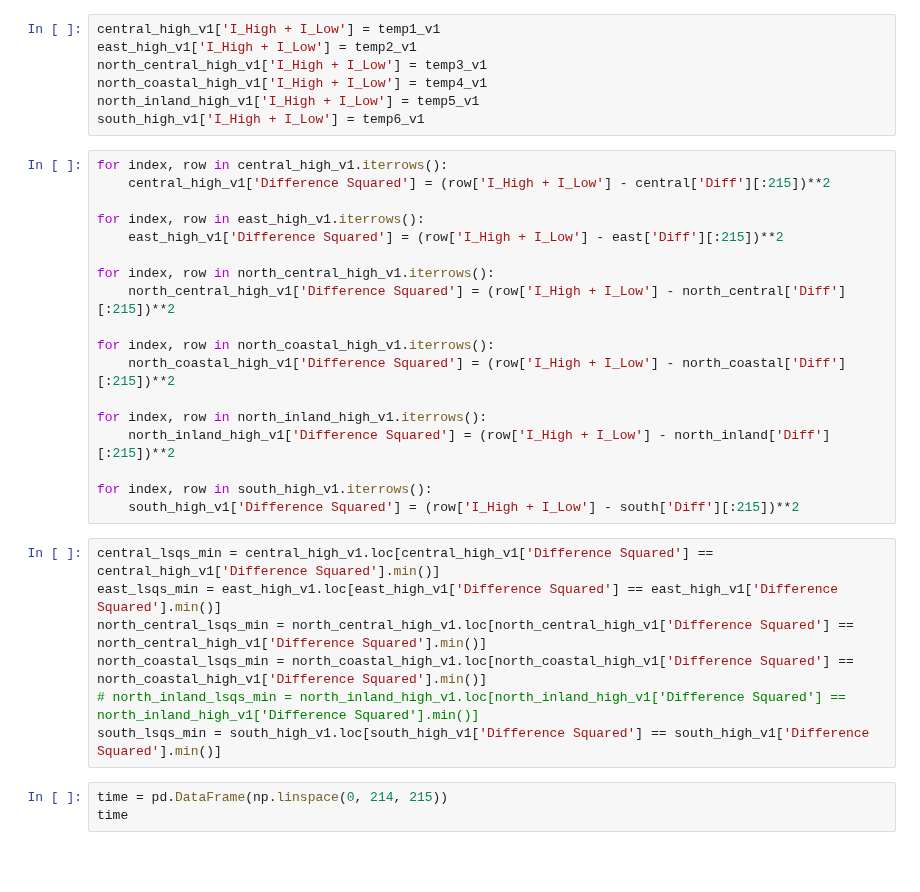
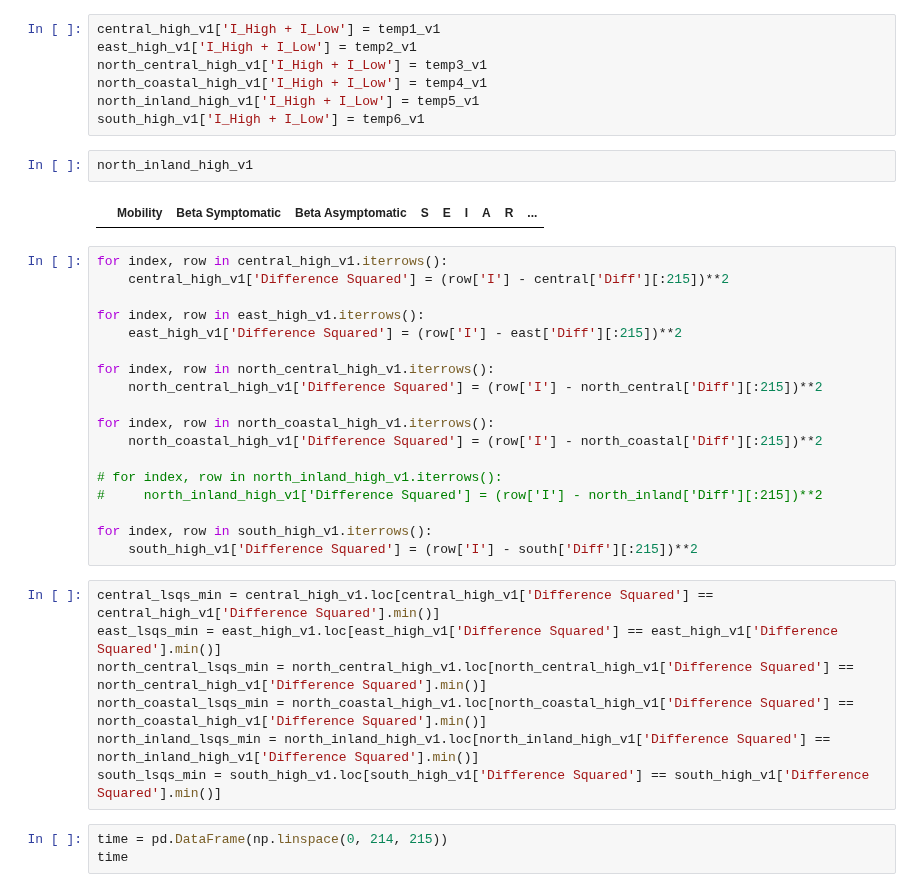
Before and after one commit to kazi0302/COVID-19-Modeling-and-Parameter-Fitting, a Jupyter notebook: Monte Carlo Simulation/MC_simulator.ipynb, the cells around one changed output. Drawn from its saved outputs; the diff is of its cells as text; blank space fills up the shorter version.

```diff
--- a/Monte Carlo Simulation/MC_simulator.ipynb
+++ b/Monte Carlo Simulation/MC_simulator.ipynb
@@ -796,30 +814,34 @@ north_central_high_v1['I_High + I_Low'] = temp3_v1
 north_coastal_high_v1['I_High + I_Low'] = temp4_v1
 north_inland_high_v1['I_High + I_Low'] = temp5_v1
 south_high_v1['I_High + I_Low'] = temp6_v1
+# %%
+north_inland_high_v1
+# %% [output]
+|  | Mobility | Beta Symptomatic | Beta Asymptomatic | S | E | I | A | R | ... |
 # %%
 for index, row in central_high_v1.iterrows():
-    central_high_v1['Difference Squared'] = (row['I_High + I_Low'] - central['Diff'][:215])**2
+    central_high_v1['Difference Squared'] = (row['I'] - central['Diff'][:215])**2
 
 for index, row in east_high_v1.iterrows():
-    east_high_v1['Difference Squared'] = (row['I_High + I_Low'] - east['Diff'][:215])**2
+    east_high_v1['Difference Squared'] = (row['I'] - east['Diff'][:215])**2
 
 for index, row in north_central_high_v1.iterrows():
-    north_central_high_v1['Difference Squared'] = (row['I_High + I_Low'] - north_central['Diff'][:215])**2
+    north_central_high_v1['Difference Squared'] = (row['I'] - north_central['Diff'][:215])**2
 
 for index, row in north_coastal_high_v1.iterrows():
-    north_coastal_high_v1['Difference Squared'] = (row['I_High + I_Low'] - north_coastal['Diff'][:215])**2
+    north_coastal_high_v1['Difference Squared'] = (row['I'] - north_coastal['Diff'][:215])**2
 
-for index, row in north_inland_high_v1.iterrows():
-    north_inland_high_v1['Difference Squared'] = (row['I_High + I_Low'] - north_inland['Diff'][:215])**2
+# for index, row in north_inland_high_v1.iterrows():
+#     north_inland_high_v1['Difference Squared'] = (row['I'] - north_inland['Diff'][:215])**2
 
 for index, row in south_high_v1.iterrows():
-    south_high_v1['Difference Squared'] = (row['I_High + I_Low'] - south['Diff'][:215])**2
+    south_high_v1['Difference Squared'] = (row['I'] - south['Diff'][:215])**2
 # %%
 central_lsqs_min = central_high_v1.loc[central_high_v1['Difference Squared'] == central_high_v1['Difference Squared'].min()]
 east_lsqs_min = east_high_v1.loc[east_high_v1['Difference Squared'] == east_high_v1['Difference Squared'].min()]
 north_central_lsqs_min = north_central_high_v1.loc[north_central_high_v1['Difference Squared'] == north_central_high_v1['Difference Squared'].min()]
 north_coastal_lsqs_min = north_coastal_high_v1.loc[north_coastal_high_v1['Difference Squared'] == north_coastal_high_v1['Difference Squared'].min()]
-# north_inland_lsqs_min = north_inland_high_v1.loc[north_inland_high_v1['Difference Squared'] == north_inland_high_v1['Difference Squared'].min()]
+north_inland_lsqs_min = north_inland_high_v1.loc[north_inland_high_v1['Difference Squared'] == north_inland_high_v1['Difference Squared'].min()]
 south_lsqs_min = south_high_v1.loc[south_high_v1['Difference Squared'] == south_high_v1['Difference Squared'].min()]
 # %%
 time = pd.DataFrame(np.linspace(0, 214, 215))
```
Also changed, not shown: parts of 5 cells of this notebook, 2 other files.
